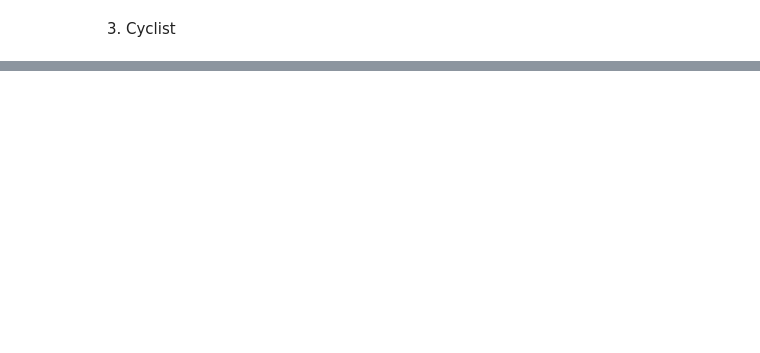
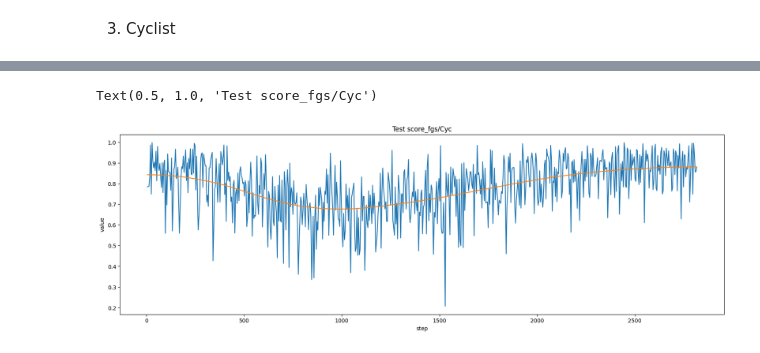
Before and after one commit to fnozarian/OpenPCDet, a Jupyter notebook: tb_extractor/tb_extractor.ipynb, the cells around one changed output, grey strips where cells are left out. Drawn from its saved outputs; the diff is of its cells as text; code cells hidden in the pictures; blank space fills up the shorter version.

```diff
--- a/tb_extractor/tb_extractor.ipynb
+++ b/tb_extractor/tb_extractor.ipynb
@@ -138,0 +108,10 @@ Text(0.5, 1.0, 'Pseudo Train score_fgs/Cyc')
+# %%
+plt.figure(figsize=(20, 6))
+sns.lineplot(data=dfw_score_fgs_cyc, x="step", y="value",
+             )
+sns.lineplot(data=dfw_score_fgs_cyc, x="step", y="smooth_value",
+             )
+plt.title("Test score_fgs/Cyc")
+# %% [output]
+Text(0.5, 1.0, 'Test score_fgs/Cyc')
+[figure, added]
```
Also changed, not shown: parts of 12 cells of this notebook, 3 other files.
